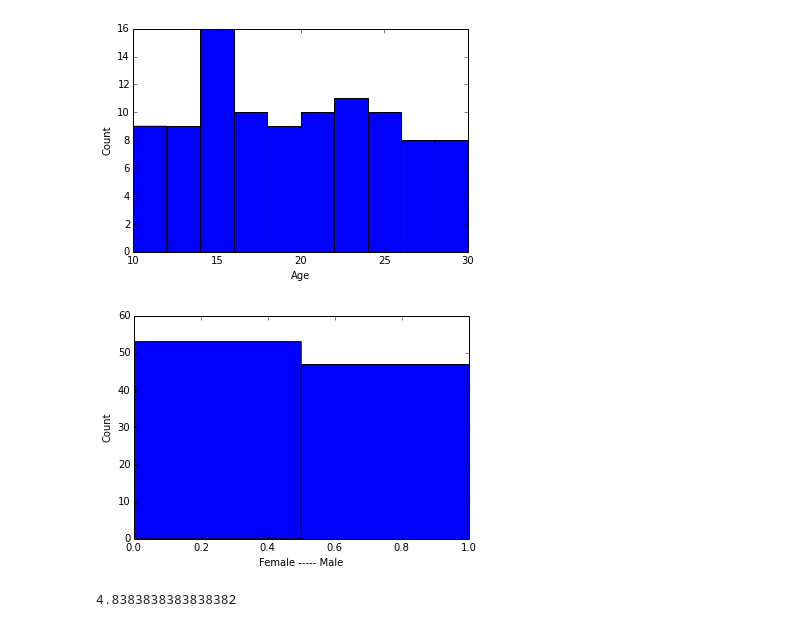
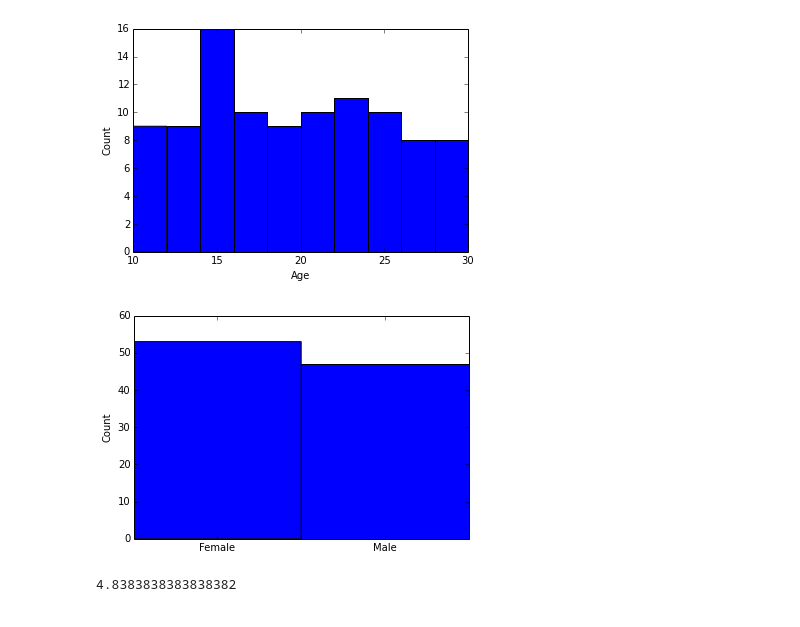
Before and after one commit to zahanm/abtest-learn, a Jupyter notebook: lib/analysis.ipynb, the cells around one changed output. Saved outputs shown, nothing was run; the diff lists cells and outputs as text; code cells hidden in the pictures.

```diff
--- a/lib/analysis.ipynb
+++ b/lib/analysis.ipynb
@@ -19,11 +19,11 @@ plt.show()
 [figure]
 # %%
 n, bins, patches = plt.hist(a.raw_genders(), bins=2)
-plt.xlabel('Female ----- Male')
+plt.xticks([0.25, 0.75], ('Female', 'Male'))
 plt.ylabel('Count')
 plt.show()
 # %% [output]
-[figure, old version]
+[figure, new version]
 # %%
 uid_counts = a.uids_with_counts_from_conversions()
 # mean conversions per person
```
Also changed, not shown: parts of 3 cells of this notebook.
